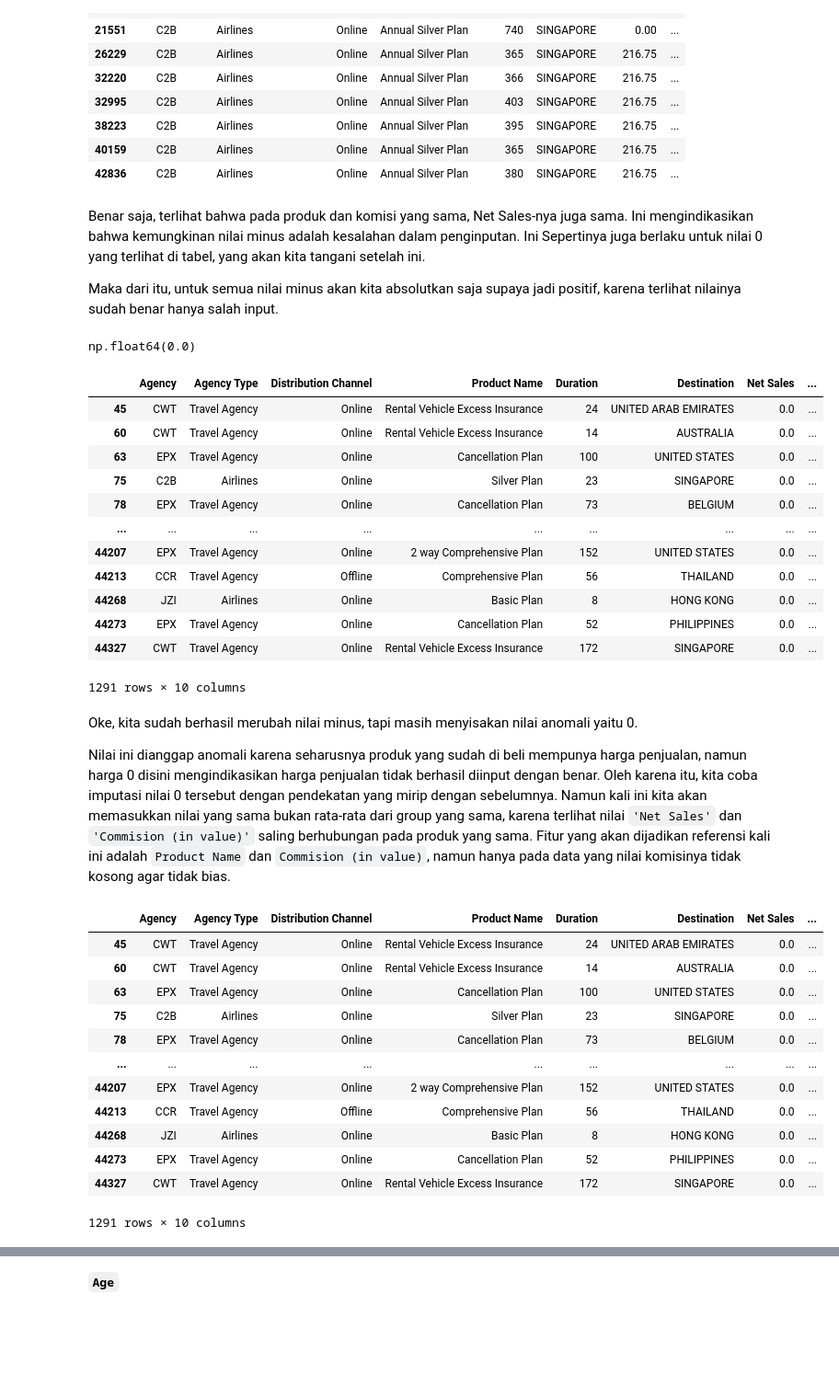
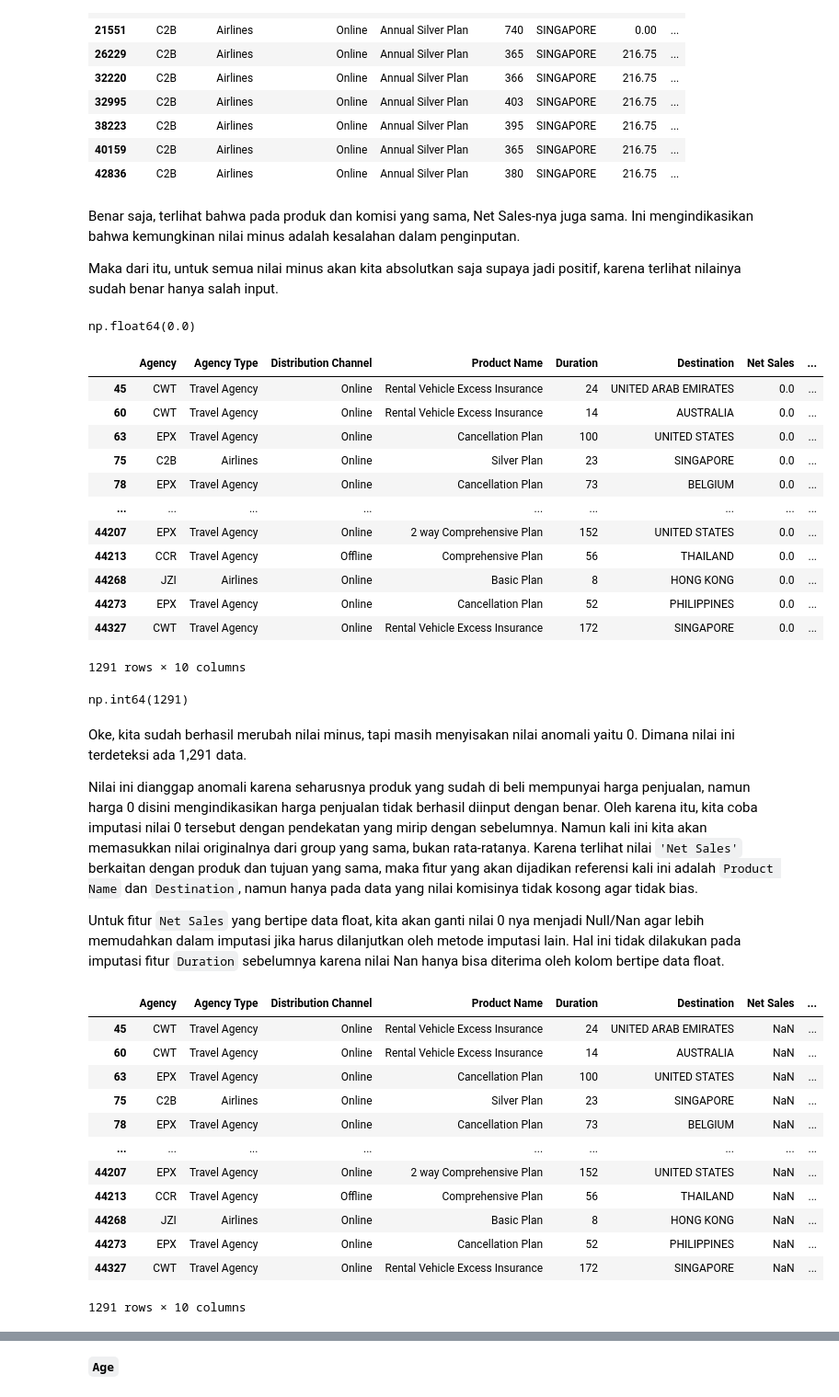
Before and after one commit to prima-as/Capstone-3_Machine-Learning, a Jupyter notebook: Capstone 3 - ML for Travel Insurance.ipynb, the cells around one changed output, grey strips where cells are left out. Shown at 92% size. Saved outputs shown, nothing was run; the diff lists cells and outputs as text; code cells hidden in the pictures; blank space fills up the shorter version.

Commit message:
update notebook - Data Cleaning

```diff
--- a/Capstone 3 - ML for Travel Insurance.ipynb
+++ b/Capstone 3 - ML for Travel Insurance.ipynb
@@ -349,4 +332,0 @@ Name: Duration, Length: 44328, dtype: int64
-# %%
-# Mengisi nilai 0 dengan mean dari group yang sama
-df_travel['Duration'] = df_travel['Duration'].mask(df_travel['Duration'] == 0, mean_values)
-df_travel[df_travel['Duration'] == 0]
@@ -360,4 +370,0 @@ Setelah dilakukan pengisian nilai dengan pendekatan sebelumnya, masih tersisa 3
-# %%
-# Menghapus sisa data dengan Duration = 0
-df_travel = df_travel[df_travel['Duration'] != 0]
-df_travel.shape
@@ -365,0 +371,6 @@ df_travel.shape
+# %%
+# Menghapus data dengan durasi 0 pada product name = 'Single Trip Travel Protect Gold', dengan tujuan = 'INDIA' dan net sales = 35.25
+df_travel = df_travel.drop(df_travel[(df_travel['Product Name'] == 'Single Trip Travel Protect Gold') & (df_travel['Destination'] == 'INDIA') & (df_travel['Net Sales'] == 35.25)].index)
+
+# Menghapus data dengan durasi 0 pada product name = 'Bronze Plan', dengan tujuan = 'SINGAPORE', dan net sales = -14.40 & 14.4
+df_travel = df_travel.drop(df_travel[(df_travel['Product Name'] == 'Bronze Plan') & (df_travel['Destination'] == 'SINGAPORE') & (df_travel['Net Sales'].isin([-14.4, 14.4]))].index)
@@ -406,13 +428,13 @@ df_travel[(df_travel['Agency'] == 'C2B') & (df_travel['Product Name'] == 'Annual
 | 40159 | C2B | Airlines | Online | Annual Silver Plan | 365 | SINGAPORE | 216.75 | ... |
 | 42836 | C2B | Airlines | Online | Annual Silver Plan | 380 | SINGAPORE | 216.75 | ... |
 # %% [markdown]
-Benar saja, terlihat bahwa pada produk dan komisi yang sama, Net Sales-nya juga sama. Ini mengindikasikan bahwa kemungkinan nilai minus adalah kesalahan dalam penginputan. Ini Sepertinya juga berlaku untuk nilai 0 yang terlihat di tabel, yang akan kita tangani setelah ini.
+Benar saja, terlihat bahwa pada produk dan komisi yang sama, Net Sales-nya juga sama. Ini mengindikasikan bahwa kemungkinan nilai minus adalah kesalahan dalam penginputan.
 
 Maka dari itu, untuk semua nilai minus akan kita absolutkan saja supaya jadi positif, karena terlihat nilainya sudah benar hanya salah input.
 # %%
 # Mengubah nilai minus dari fitur Net Sales menjadi absolut (plus)
 df_travel['Net Sales'] = df_travel['Net Sales'].abs()
-display(df_travel['Net Sales'].min(), df_travel[df_travel['Net Sales']==0])
+display(df_travel['Net Sales'].min(), df_travel[df_travel['Net Sales']==0], df_travel[df_travel['Net Sales'] == 0]['Net Sales'].count())
 # %% [output]
 np.float64(0.0)
 |  | Agency | Agency Type | Distribution Channel | Product Name | Duration | Destination | Net Sales | ... |
@@ -428,24 +450,30 @@ np.float64(0.0)
 | 44273 | EPX | Travel Agency | Online | Cancellation Plan | 52 | PHILIPPINES | 0.0 | ... |
 | 44327 | CWT | Travel Agency | Online | Rental Vehicle Excess Insurance | 172 | SINGAPORE | 0.0 | ... |
 1291 rows × 10 columns
+np.int64(1291)
 # %% [markdown]
-Oke, kita sudah berhasil merubah nilai minus, tapi masih menyisakan nilai anomali yaitu 0.
+Oke, kita sudah berhasil merubah nilai minus, tapi masih menyisakan nilai anomali yaitu 0. Dimana nilai ini terdeteksi ada 1,291 data.
 
-Nilai ini dianggap anomali karena seharusnya produk yang sudah di beli mempunya harga penjualan, namun harga 0 disini mengindikasikan harga penjualan tidak berhasil diinput dengan benar. Oleh karena itu, kita coba imputasi nilai 0 tersebut dengan pendekatan yang mirip dengan sebelumnya. Namun kali ini kita akan memasukkan nilai yang sama bukan rata-rata dari group yang sama, karena terlihat nilai `'Net Sales'` dan `'Commision (in value)'` saling berhubungan pada produk yang sama. Fitur yang akan dijadikan referensi kali ini adalah `Product Name` dan `Commision (in value)`, namun hanya pada data yang nilai komisinya tidak kosong agar tidak bias.
+Nilai ini dianggap anomali karena seharusnya produk yang sudah di beli mempunyai harga penjualan, namun harga 0 disini mengindikasikan harga penjualan tidak berhasil diinput dengan benar. Oleh karena itu, kita coba imputasi nilai 0 tersebut dengan pendekatan yang mirip dengan sebelumnya. Namun kali ini kita akan memasukkan nilai originalnya dari group yang sama, bukan rata-ratanya. Karena terlihat nilai `'Net Sales'` berkaitan dengan produk dan tujuan yang sama, maka fitur yang akan dijadikan referensi kali ini adalah `Product Name` dan `Destination`, namun hanya pada data yang nilai komisinya tidak kosong agar tidak bias.
+
+Untuk fitur `Net Sales` yang bertipe data float, kita akan ganti nilai 0 nya menjadi Null/Nan agar lebih memudahkan dalam imputasi jika harus dilanjutkan oleh metode imputasi lain. Hal ini tidak dilakukan pada imputasi fitur `Duration` sebelumnya karena nilai Nan hanya bisa diterima oleh kolom bertipe data float.
+# %%
+# Merubah nilai 0 menjadi Nan
+df_travel['Net Sales'] = df_travel['Net Sales'].replace(0, np.nan)
 # %%
-# melihat data dengan Net Sales = 0
-df_travel[df_travel['Net Sales'] == 0]
+# melihat data dengan Net Sales yang null
+df_travel[df_travel['Net Sales'].isnull()]
 # %% [output]
 |  | Agency | Agency Type | Distribution Channel | Product Name | Duration | Destination | Net Sales | ... |
-| 45 | CWT | Travel Agency | Online | Rental Vehicle Excess Insurance | 24 | UNITED ARAB EMIRATES | 0.0 | ... |
-| 60 | CWT | Travel Agency | Online | Rental Vehicle Excess Insurance | 14 | AUSTRALIA | 0.0 | ... |
-| 63 | EPX | Travel Agency | Online | Cancellation Plan | 100 | UNITED STATES | 0.0 | ... |
-| 75 | C2B | Airlines | Online | Silver Plan | 23 | SINGAPORE | 0.0 | ... |
-| 78 | EPX | Travel Agency | Online | Cancellation Plan | 73 | BELGIUM | 0.0 | ... |
+| 45 | CWT | Travel Agency | Online | Rental Vehicle Excess Insurance | 24 | UNITED ARAB EMIRATES | NaN | ... |
+| 60 | CWT | Travel Agency | Online | Rental Vehicle Excess Insurance | 14 | AUSTRALIA | NaN | ... |
+| 63 | EPX | Travel Agency | Online | Cancellation Plan | 100 | UNITED STATES | NaN | ... |
+| 75 | C2B | Airlines | Online | Silver Plan | 23 | SINGAPORE | NaN | ... |
+| 78 | EPX | Travel Agency | Online | Cancellation Plan | 73 | BELGIUM | NaN | ... |
 | ... | ... | ... | ... | ... | ... | ... | ... | ... |
-| 44207 | EPX | Travel Agency | Online | 2 way Comprehensive Plan | 152 | UNITED STATES | 0.0 | ... |
-| 44213 | CCR | Travel Agency | Offline | Comprehensive Plan | 56 | THAILAND | 0.0 | ... |
-| 44268 | JZI | Airlines | Online | Basic Plan | 8 | HONG KONG | 0.0 | ... |
-| 44273 | EPX | Travel Agency | Online | Cancellation Plan | 52 | PHILIPPINES | 0.0 | ... |
-| 44327 | CWT | Travel Agency | Online | Rental Vehicle Excess Insurance | 172 | SINGAPORE | 0.0 | ... |
+| 44207 | EPX | Travel Agency | Online | 2 way Comprehensive Plan | 152 | UNITED STATES | NaN | ... |
+| 44213 | CCR | Travel Agency | Offline | Comprehensive Plan | 56 | THAILAND | NaN | ... |
+| 44268 | JZI | Airlines | Online | Basic Plan | 8 | HONG KONG | NaN | ... |
+| 44273 | EPX | Travel Agency | Online | Cancellation Plan | 52 | PHILIPPINES | NaN | ... |
+| 44327 | CWT | Travel Agency | Online | Rental Vehicle Excess Insurance | 172 | SINGAPORE | NaN | ... |
 1291 rows × 10 columns
```
Also changed, not shown: parts of 32 cells of this notebook.
